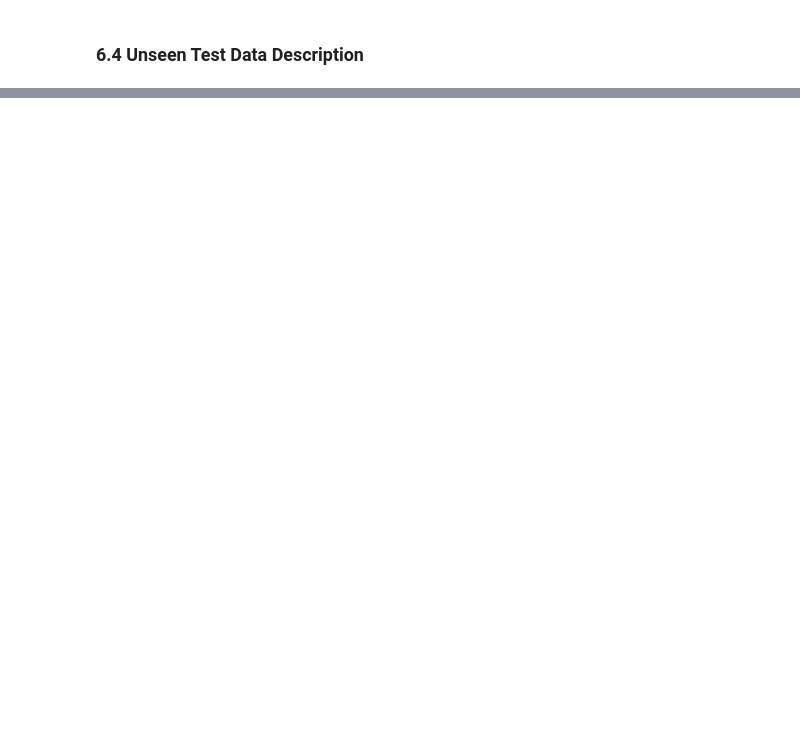
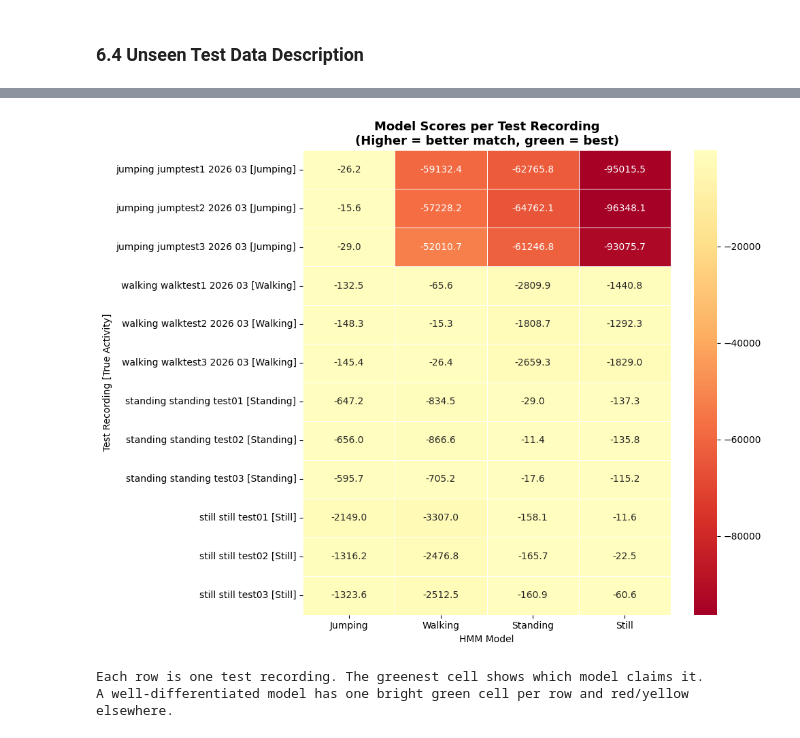
Before and after one commit to IrutingaboRaissa/Hidden-Markov-Models, a Jupyter notebook: hmm_activity_recognition.ipynb, the cells around one changed output, grey strips where cells are left out. Drawn from its saved outputs; the diff is of its cells as text; code cells hidden in the pictures; blank space fills up the shorter version.

```diff
--- a/hmm_activity_recognition.ipynb
+++ b/hmm_activity_recognition.ipynb
@@ -1009,0 +1202,45 @@ noise is present.
+# %%
+# Visualize: heatmap of model scores for each test recording
+score_rows = []
+rec_labels = []
+true_labels_list = []
+
+for true_label, true_activity in enumerate(LABEL_NAMES):
+    test_keys = sorted([k for k in test_recordings if k.startswith(true_activity.lower())])
+    for key in test_keys:
+        df = test_recordings[key]
+        X_seq = scaler.transform(extract_windows(df, WINDOW_SIZE, STEP_SIZE, TARGET_SR))
+
+        row_scores = []
+        for activity in LABEL_NAMES:
+            try:
+                raw = hmm_models[activity].score(X_seq)
+                per_window = raw / len(X_seq)
+                row_scores.append(per_window - train_baselines.get(activity, 0))
+            except:
+                row_scores.append(float('nan'))
+
+        score_rows.append(row_scores)
+        short = key.replace('_', ' ').replace('-', ' ')[:25]
+        rec_labels.append(f"{short} [{true_activity}]")
+        true_labels_list.append(true_activity)
+
+score_matrix = np.array(score_rows)
+
+fig, ax = plt.subplots(figsize=(10, 8))
+sns.heatmap(score_matrix, annot=True, fmt='.1f', cmap='RdYlGn',
+            xticklabels=LABEL_NAMES, yticklabels=rec_labels,
+            linewidths=0.5, ax=ax, center=0)
+ax.set_title('Model Scores per Test Recording\n(Higher = better match, green = best)',
+             fontsize=13, fontweight='bold')
+ax.set_xlabel('HMM Model')
+ax.set_ylabel('Test Recording [True Activity]')
+plt.tight_layout()
+plt.show()
+
+print("Each row is one test recording. The greenest cell shows which model claims it.")
+print("A well-differentiated model has one bright green cell per row and red/yellow elsewhere.")
+# %% [output]
+[figure, added]
+Each row is one test recording. The greenest cell shows which model claims it.
+A well-differentiated model has one bright green cell per row and red/yellow elsewhere.
```
Also changed, not shown: parts of 19 cells of this notebook, 5 other files.
